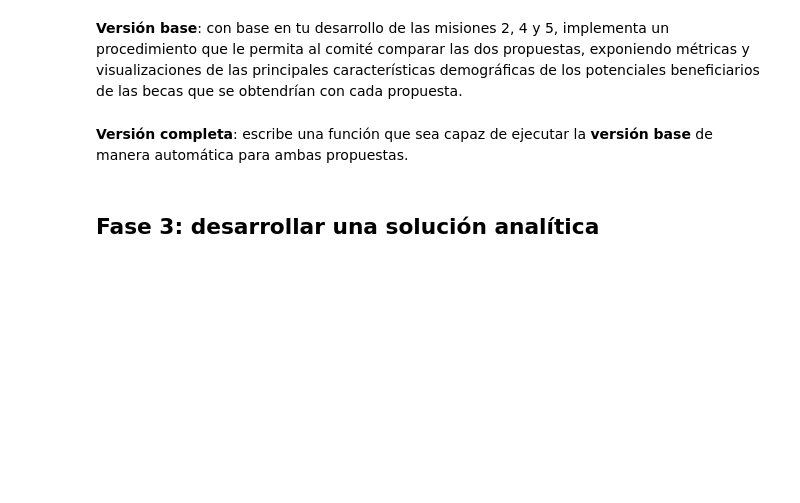
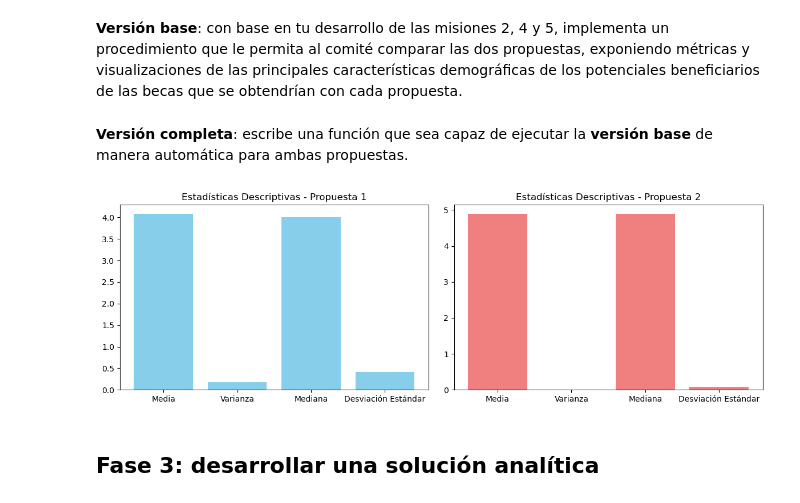
Before and after one commit to davidsmoreno/Analytics, a Jupyter notebook: Herramientas_Computacionales/Laboratorios/Laboratorio_1/LABORATORIO1.ipynb, the cells around one changed output. Saved outputs shown, nothing was run; the diff lists cells and outputs as text; code cells hidden in the pictures; blank space fills up the shorter version.

```diff
--- a/Herramientas_Computacionales/Laboratorios/Laboratorio_1/LABORATORIO1.ipynb
+++ b/Herramientas_Computacionales/Laboratorios/Laboratorio_1/LABORATORIO1.ipynb
@@ -64,6 +64,8 @@ def version_completa():
         file_path=directorio+str(i)
         content=read_txt(file_path)
         matriz[i]=content
+    matriz["edad.txt"]=[int(i) for i in datos["edad.txt"]]
+    matriz["promedio.txt"]=[float(i) for i in datos["promedio.txt"]] #Parse the data to int and float for the numeric values
     return matriz
 
 #Creamos un diccionario con los datos de los archivos donde la llame es el nombre de la columna
@@ -77,11 +79,11 @@ datos=version_completa()
 # %%
 # Implementa tu respuesta en esta celda
 ## Estadisticas descripitivas
-def media(x):
+def media_valor(x):
     return sum(x)/len(x)
 
 def varianza(x):
-    mu=media(x)
+    mu=media_valor(x)
     return sum([(xi-mu)**2 for xi in x])/len(x)
 
 def mediana(x):
@@ -96,13 +98,9 @@ def desviacion_estandar(x):
     return varianza(x)**0.5
 
 def estadisticas_descriptivas(x):
-    return media(x),varianza(x),mediana(x),desviacion_estandar(x)
+    return media_valor(x),varianza(x),mediana(x),desviacion_estandar(x)
 
 #En el contexto del problema solo tenemos 2 variables numericas, las cuales son edad y promedio
-
-##Convertimos los datos a numericos ya que eran strings
-datos["edad.txt"]=[int(i) for i in datos["edad.txt"]]
-datos["promedio.txt"]=[float(i) for i in datos["promedio.txt"]]
 
 
 edad_estadisticas=estadisticas_descriptivas(datos["edad.txt"])
@@ -309,3 +389,36 @@ Define la pregunta de negocio y la pregunta de *analytics* para esta situación.
+# %%
+# Implementa tu respuesta en esta celda
+def ejecutar_version_base(datos, N_becas):
+    # Asignar becas según la Propuesta 1
+    beneficiarios_propuesta_1 = asignar_becas_p1(datos, N_becas)
+
+    # Asignar becas según la Propuesta 2
+    beneficiarios_propuesta_2 = asignar_becas_p2(datos, N_becas)
+
+    # Calcular estadísticas descriptivas para ambas propuestas
+    estadisticas_propuesta_1 = estadisticas_descriptivas([estudiante['promedio.txt'] for estudiante in beneficiarios_propuesta_1])
+    estadisticas_propuesta_2 = estadisticas_descriptivas([estudiante['promedio.txt'] for estudiante in beneficiarios_propuesta_2])
+
+    # Visualización de estadísticas
+    fig, axs = plt.subplots(1, 2, figsize=(12, 4))
+
+    axs[0].bar(['Media', 'Varianza', 'Mediana', 'Desviación Estándar'], estadisticas_propuesta_1, color='skyblue')
+    axs[0].set_title('Estadísticas Descriptivas - Propuesta 1')
+
+    axs[1].bar(['Media', 'Varianza', 'Mediana', 'Desviación Estándar'], estadisticas_propuesta_2, color='lightcoral')
+    axs[1].set_title('Estadísticas Descriptivas - Propuesta 2')
+
+    plt.tight_layout()
+    plt.show()
+
+    # Visualización de gráficos demográficos (puedes personalizar estos gráficos según tus necesidades)
+    # ...
+
+# Ejecutar la versión base para ambas propuestas
+N = 100  # Cambia este valor según la cantidad de becas disponibles
+ejecutar_version_base(datos, N)
+# %% [output]
+[figure, added]
 # %% [markdown]
 ## Fase 3: desarrollar una solución analítica
 # %% [markdown]
```
Also changed, not shown: parts of 13 cells of this notebook.
